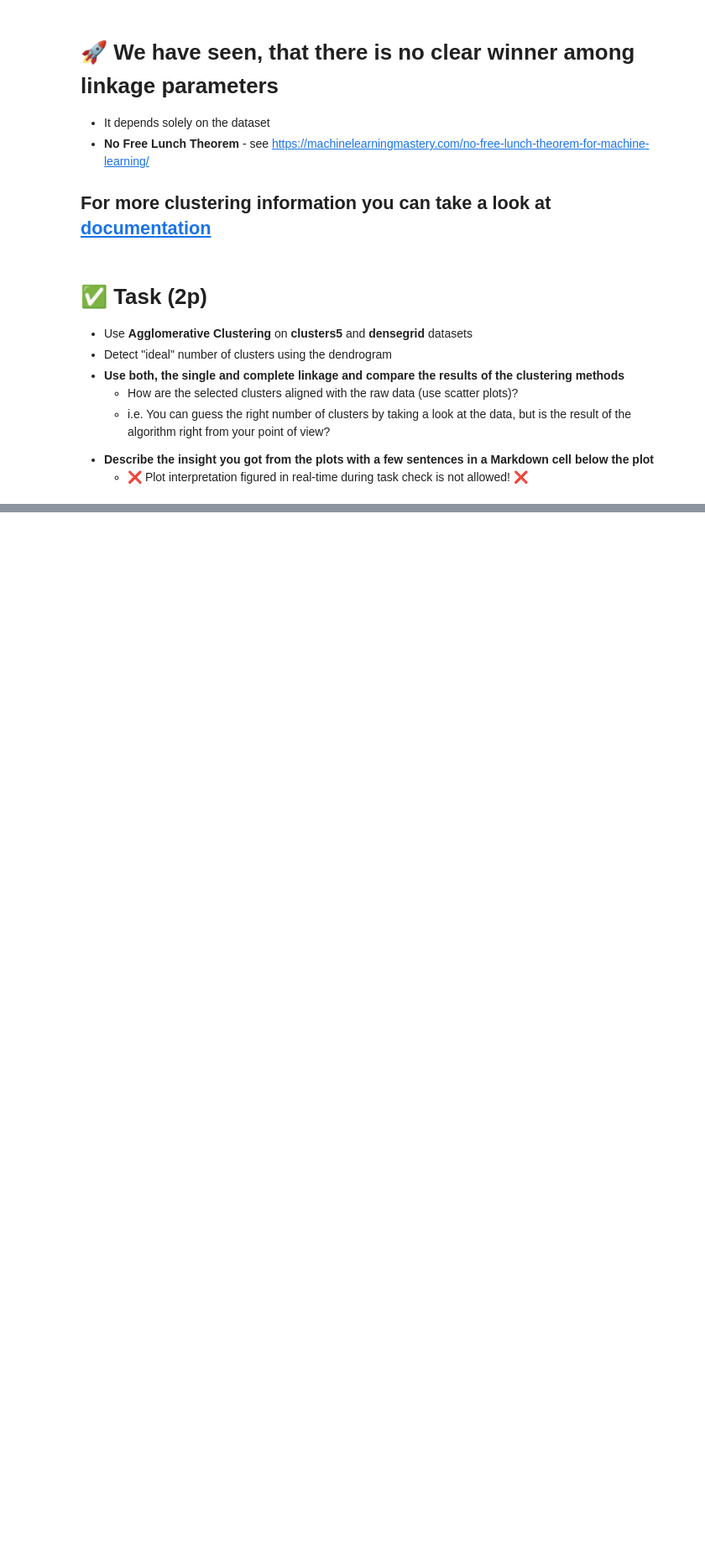
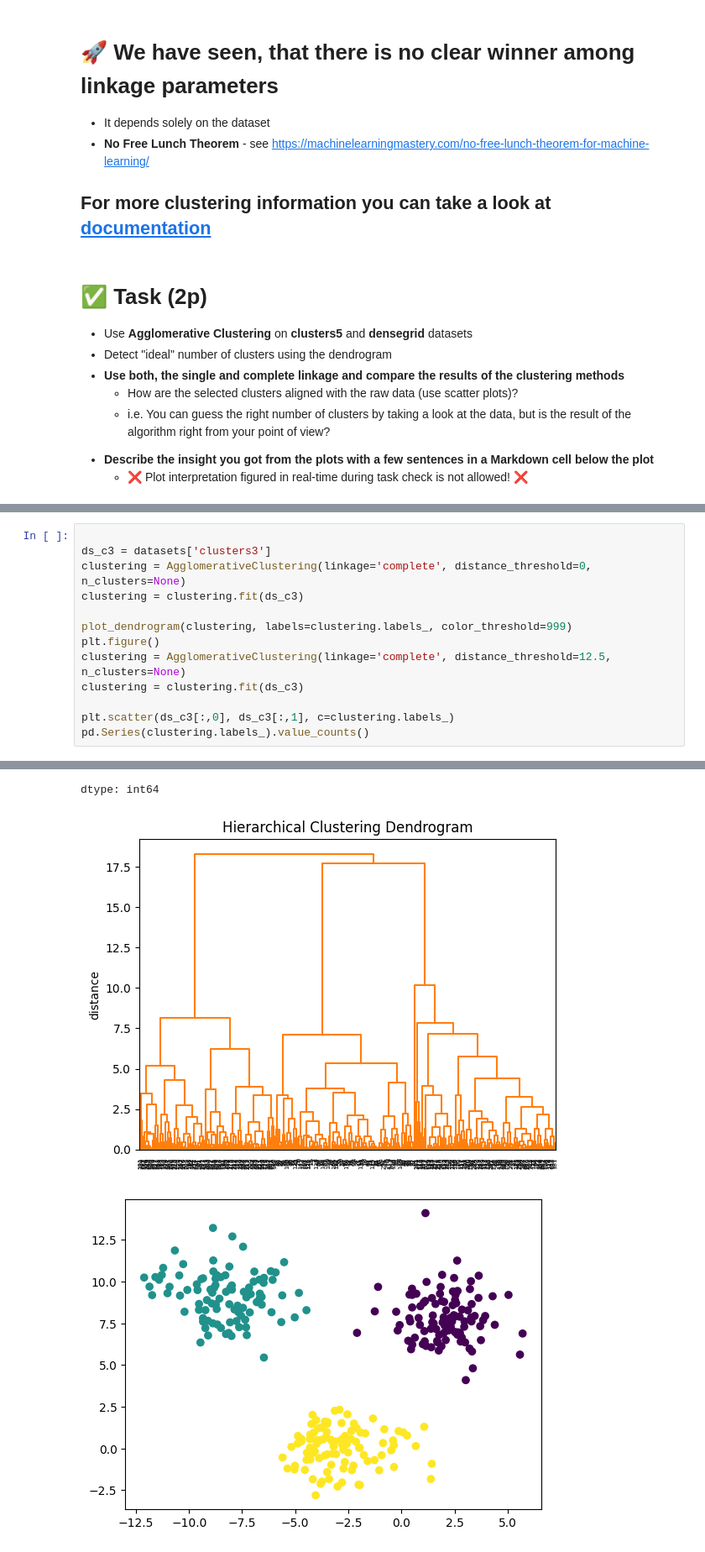
Before and after one commit to TotalChaosRexinator/School, a Jupyter notebook: fml_05.ipynb, the cells around one changed output, grey strips where cells are left out. Shown at 84% size. Saved outputs shown, nothing was run; the diff lists cells and outputs as text; blank space fills up the shorter version.

```diff
--- a/fml_05.ipynb
+++ b/fml_05.ipynb
@@ -320,0 +340,14 @@ plt.scatter(data[:,0], data[:,1], c=clustering.labels_)
+# %%
+
+ds_c3 = datasets['clusters3']
+clustering = AgglomerativeClustering(linkage='complete', distance_threshold=0, n_clusters=None)
+clustering = clustering.fit(ds_c3)
+
+plot_dendrogram(clustering, labels=clustering.labels_, color_threshold=999)
+plt.figure()
+clustering = AgglomerativeClustering(linkage='complete', distance_threshold=12.5, n_clusters=None)
+clustering = clustering.fit(ds_c3)
+
+plt.scatter(ds_c3[:,0], ds_c3[:,1], c=clustering.labels_)
+pd.Series(clustering.labels_).value_counts()
+# %% [output]
@@ -320,0 +358,3 @@ plt.scatter(data[:,0], data[:,1], c=clustering.labels_)
+dtype: int64
+[figure, added]
+[figure, added]
```
Also changed, not shown: parts of 11 cells of this notebook.
